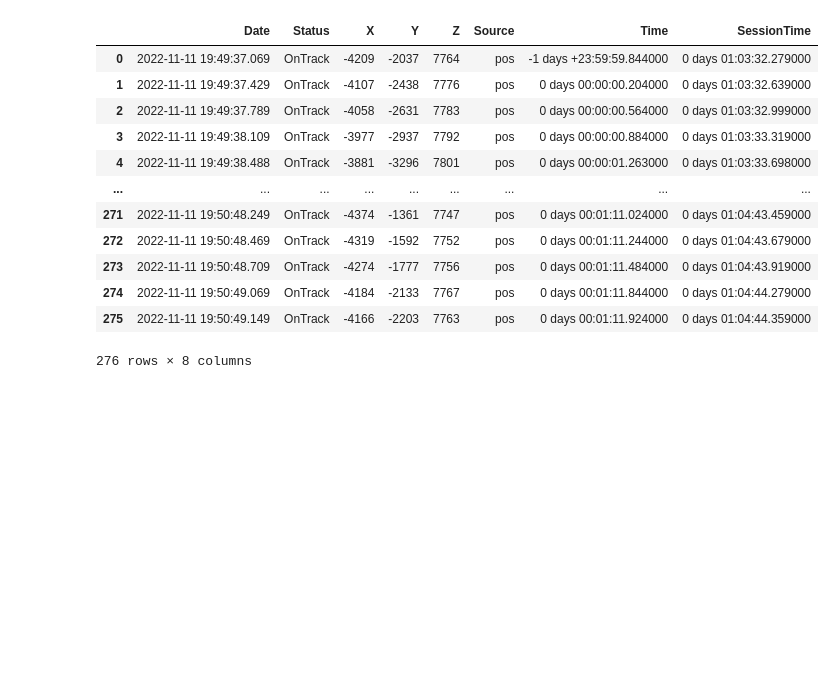
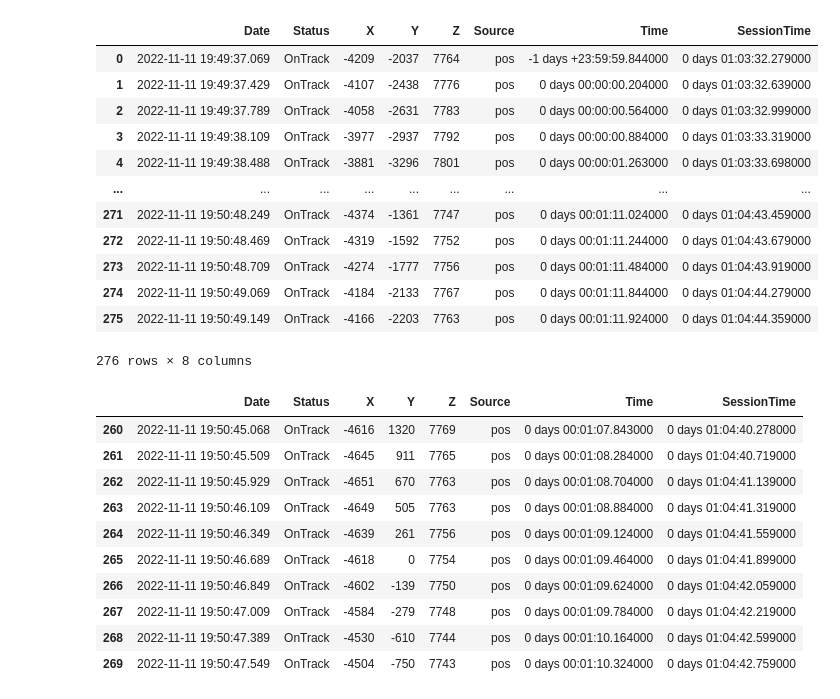
Before and after one commit to borchand/Data_viz, a Jupyter notebook: lap_animation.ipynb, the cells around one changed output. Saved outputs shown, nothing was run; the diff lists cells and outputs as text; code cells hidden in the pictures; blank space fills up the shorter version.

```diff
--- a/lap_animation.ipynb
+++ b/lap_animation.ipynb
@@ -89,0 +92,14 @@ best_lap_ver_pos
+# %%
+best_lap_ver_pos.iloc[260:270]
+# %% [output]
+|  | Date | Status | X | Y | Z | Source | Time | SessionTime |
+| 260 | 2022-11-11 19:50:45.068 | OnTrack | -4616 | 1320 | 7769 | pos | 0 days 00:01:07.843000 | 0 days 01:04:40.278000 |
+| 261 | 2022-11-11 19:50:45.509 | OnTrack | -4645 | 911 | 7765 | pos | 0 days 00:01:08.284000 | 0 days 01:04:40.719000 |
+| 262 | 2022-11-11 19:50:45.929 | OnTrack | -4651 | 670 | 7763 | pos | 0 days 00:01:08.704000 | 0 days 01:04:41.139000 |
+| 263 | 2022-11-11 19:50:46.109 | OnTrack | -4649 | 505 | 7763 | pos | 0 days 00:01:08.884000 | 0 days 01:04:41.319000 |
+| 264 | 2022-11-11 19:50:46.349 | OnTrack | -4639 | 261 | 7756 | pos | 0 days 00:01:09.124000 | 0 days 01:04:41.559000 |
+| 265 | 2022-11-11 19:50:46.689 | OnTrack | -4618 | 0 | 7754 | pos | 0 days 00:01:09.464000 | 0 days 01:04:41.899000 |
+| 266 | 2022-11-11 19:50:46.849 | OnTrack | -4602 | -139 | 7750 | pos | 0 days 00:01:09.624000 | 0 days 01:04:42.059000 |
+| 267 | 2022-11-11 19:50:47.009 | OnTrack | -4584 | -279 | 7748 | pos | 0 days 00:01:09.784000 | 0 days 01:04:42.219000 |
+| 268 | 2022-11-11 19:50:47.389 | OnTrack | -4530 | -610 | 7744 | pos | 0 days 00:01:10.164000 | 0 days 01:04:42.599000 |
+| 269 | 2022-11-11 19:50:47.549 | OnTrack | -4504 | -750 | 7743 | pos | 0 days 00:01:10.324000 | 0 days 01:04:42.759000 |
```
Also changed, not shown: parts of 6 cells of this notebook, 2 other files.
